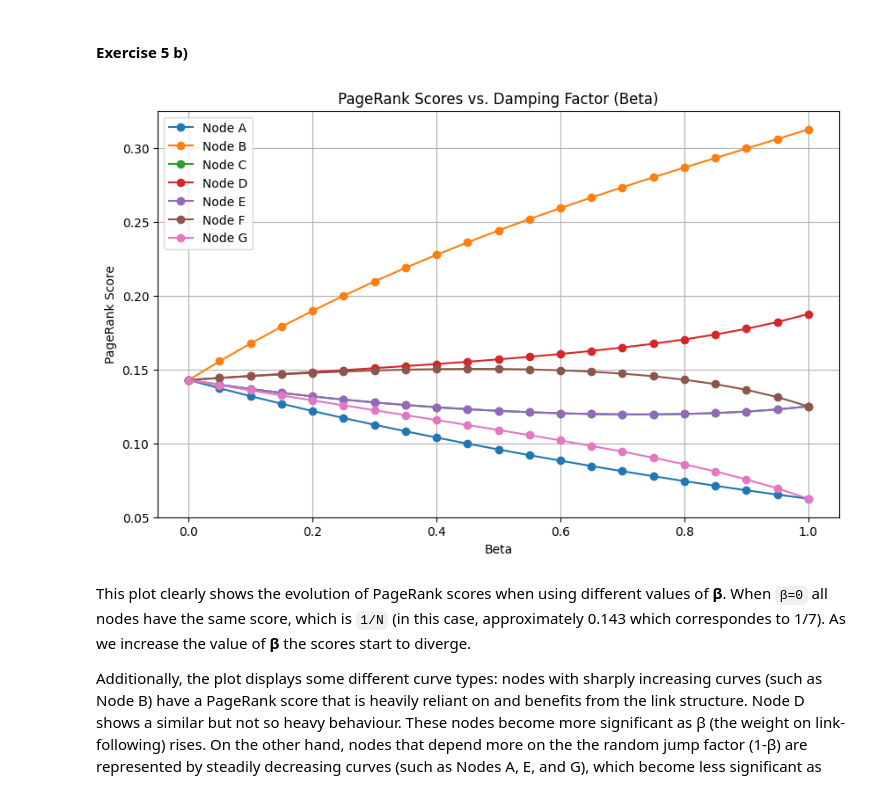
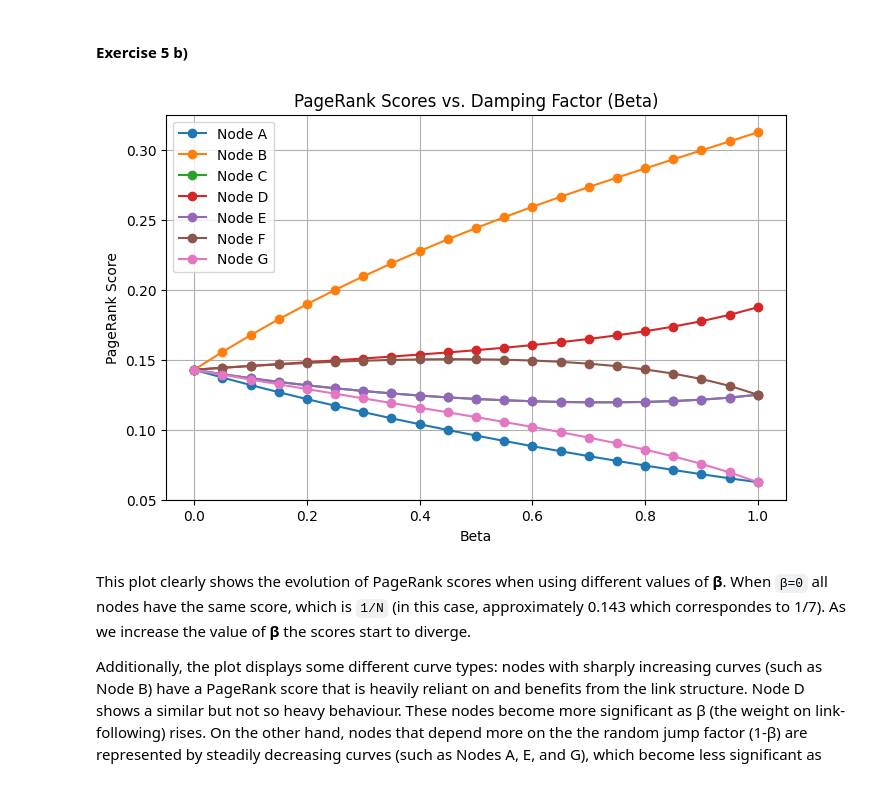
Before and after one commit to Adriano-7/network-science, a Jupyter notebook: hmk2/main.ipynb, the cells around one changed output. Drawn from its saved outputs; the diff is of its cells as text; code cells hidden in the pictures.

```diff
--- a/hmk2/main.ipynb
+++ b/hmk2/main.ipynb
@@ -274,18 +274,18 @@ As we can see, very low values of **β** lead to a quick convergence of PageRank
 # %% [markdown]
 #### Exercise 5 b)
 # %%
-plt.figure(figsize=(10, 6))
+plt.figure(figsize=(8, 5))
 for i in range(pr.n):
     plt.plot(betas, [scores[j][i] for j in range(len(betas))], marker='o', label=f'Node {alphabet[i]}')
 plt.xlabel('Beta')
 plt.ylabel('PageRank Score')
 plt.title('PageRank Scores vs. Damping Factor (Beta)')
 plt.legend()
 plt.grid()
 plt.savefig('docs/ex5_pagerank_scores_vs_beta.png')
 plt.show()
 # %% [output]
-[figure, old version]
+[figure, new version]
 # %% [markdown]
 This plot clearly shows the evolution of PageRank scores when using different values of **β**. When `β=0` all nodes have the same score, which is `1/N` (in this case, approximately 0.143 which correspondes to 1/7). As we increase the value of **β** the scores start to diverge.
 
```
Also changed, not shown: parts of 2 cells of this notebook, 3 other files.
